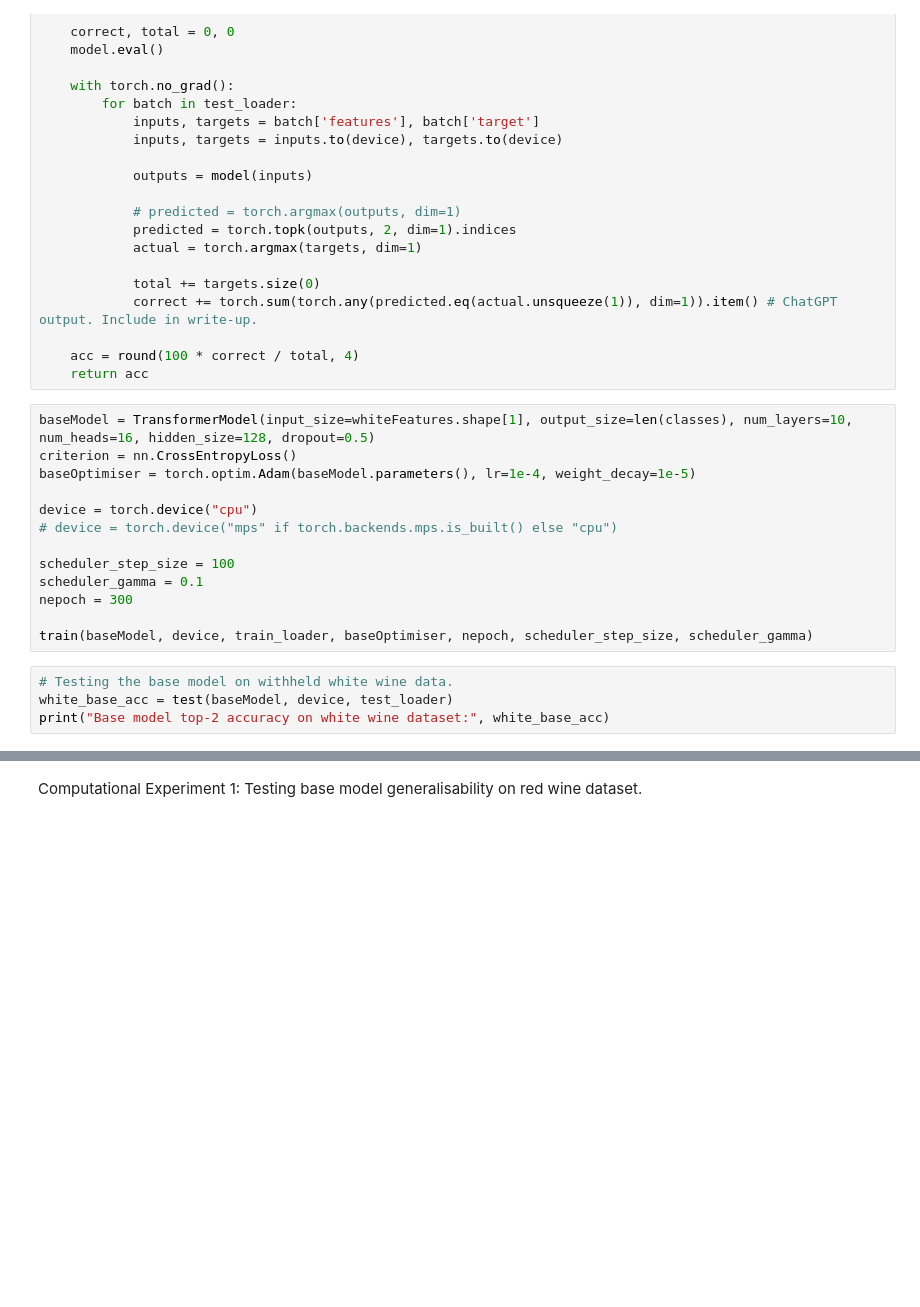
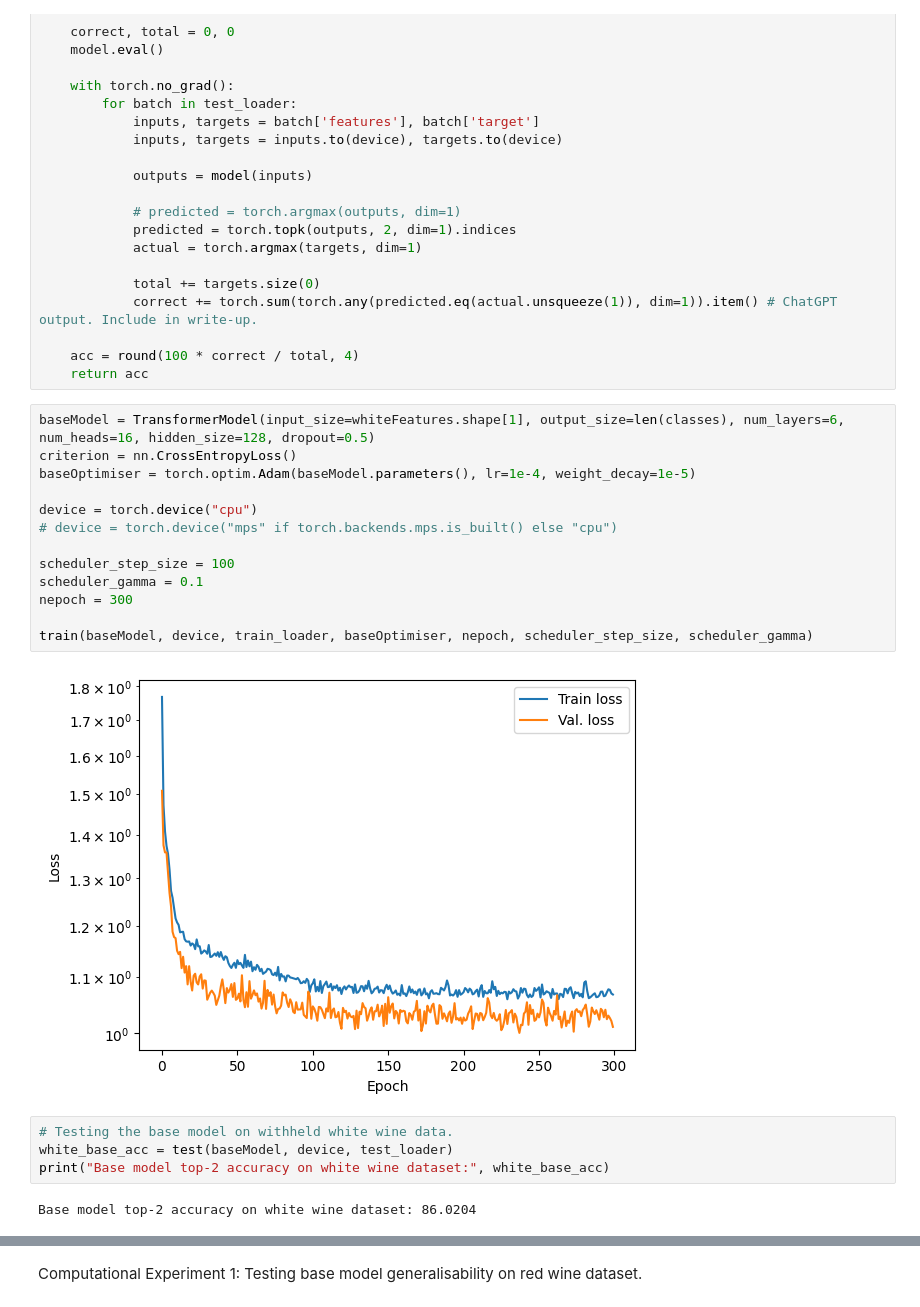
Before and after one commit to atticusjohnston/wine-quality-prediction, a Jupyter notebook: main.ipynb, the cells around one changed output, grey strips where cells are left out. Saved outputs shown, nothing was run; the diff lists cells and outputs as text; blank space fills up the shorter version.

```diff
--- a/main.ipynb
+++ b/main.ipynb
@@ -243,22 +243,26 @@ def test(model, device, test_loader):
     acc = round(100 * correct / total, 4)
     return acc
 # %%
-baseModel = TransformerModel(input_size=whiteFeatures.shape[1], output_size=len(classes), num_layers=10, num_heads=16, hidden_size=128, dropout=0.5)
+baseModel = TransformerModel(input_size=whiteFeatures.shape[1], output_size=len(classes), num_layers=6, num_heads=16, hidden_size=128, dropout=0.5)
 criterion = nn.CrossEntropyLoss()
 baseOptimiser = torch.optim.Adam(baseModel.parameters(), lr=1e-4, weight_decay=1e-5)
 
 device = torch.device("cpu")
 # device = torch.device("mps" if torch.backends.mps.is_built() else "cpu")
 
 scheduler_step_size = 100
 scheduler_gamma = 0.1
 nepoch = 300
 
 train(baseModel, device, train_loader, baseOptimiser, nepoch, scheduler_step_size, scheduler_gamma)
+# %% [output]
+[figure, added]
 # %%
 # Testing the base model on withheld white wine data.
 white_base_acc = test(baseModel, device, test_loader)
 print("Base model top-2 accuracy on white wine dataset:", white_base_acc)
+# %% [output]
+Base model top-2 accuracy on white wine dataset: 86.0204
 # %%
 # Printing model summary
 import torchinfo
```
Also changed, not shown: parts of 37 cells of this notebook.
